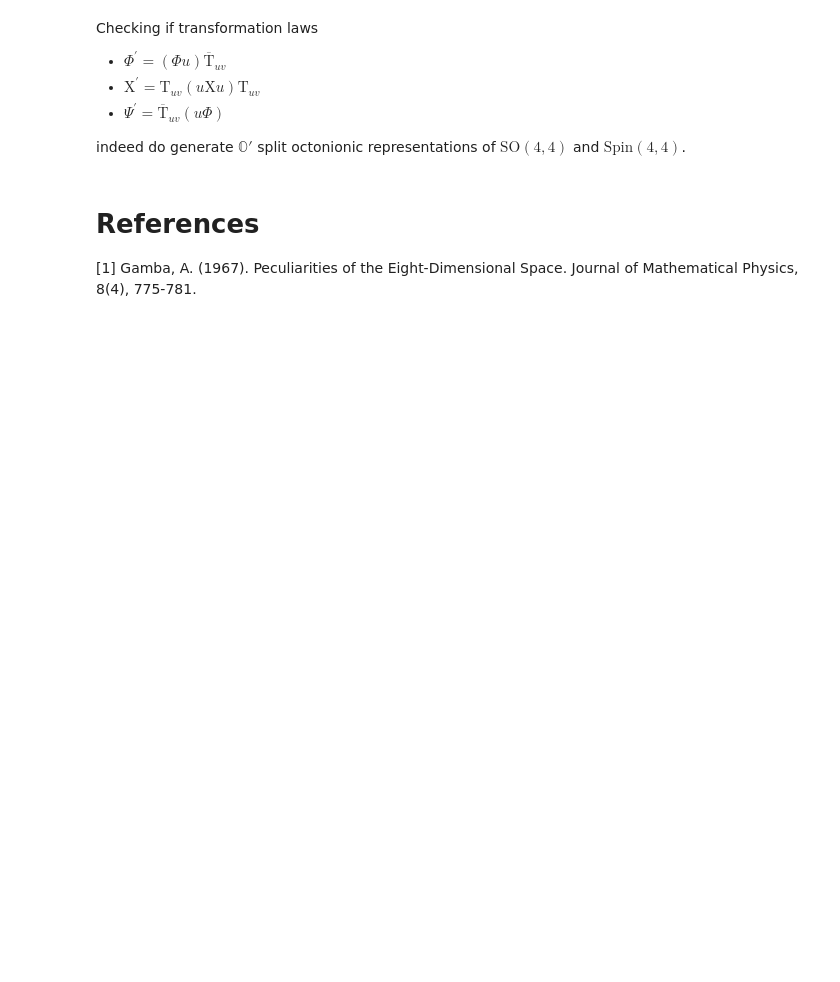
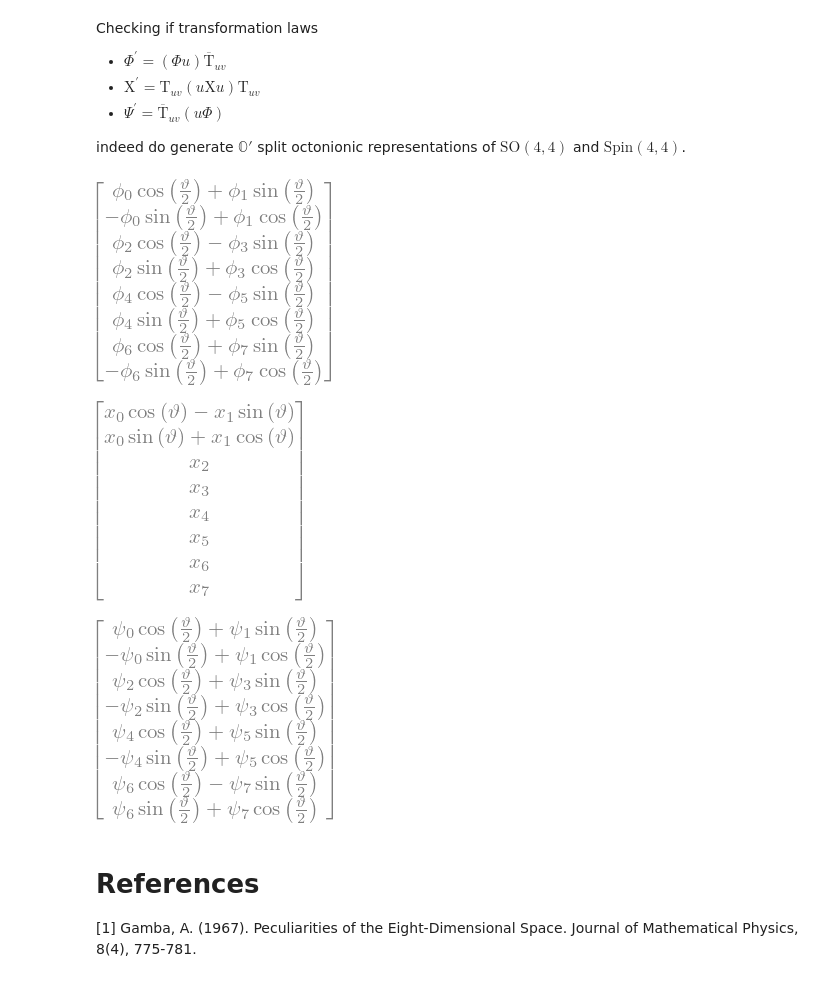
Before and after one commit to EQUINOX24/SplitOct, a Jupyter notebook: src/nb1_spinvec_trilinear_form.ipynb, the cells around one changed output. Drawn from its saved outputs; the diff is of its cells as text; code cells hidden in the pictures; blank space fills up the shorter version.

```diff
--- a/src/nb1_spinvec_trilinear_form.ipynb
+++ b/src/nb1_spinvec_trilinear_form.ipynb
@@ -588,35 +641,39 @@ def _test():
         M = syp.Matrix([
             syp.trigsimp(syp.collect(Omega.real(), x[0])),
             syp.trigsimp(syp.collect(Omega.j1(), x[1])),
             syp.trigsimp(syp.collect(Omega.j2(), x[2])),
             syp.trigsimp(syp.collect(Omega.j3(), x[3])),
             syp.trigsimp(syp.collect(Omega.I(),  x[4])),
             syp.trigsimp(syp.collect(Omega.J1(), x[5])),
             syp.trigsimp(syp.collect(Omega.J2(), x[6])),
             syp.trigsimp(syp.collect(Omega.J3(), x[7]))])
         return M
 
     def T(u, v, angle):
         if u*u.conj() == v*v.conj():
             return u*syp.cos(angle/2) + v*syp.sin(angle/2)
         elif u*u.conj() == -v*v.conj():
             return u*syp.cosh(angle/2) + v*syp.sinh(angle/2)
         else:
             raise ValueError('u and v must be basis units with length 1')
 
     u = o1
     v = j1
     T_uv = T(u, v, θ)
 
     ф_oct_new = (ф_oct*u)*T_uv.conj()
-    X_oct_new = T_uv*(u*X_oct*u)*T_uv
+    x_oct_new = T_uv*(u*x_oct*u)*T_uv
     ψ_oct_new = T_uv.conj()*(u*ψ_oct)
 
     display(oct_as_vec(ф_oct_new))
-    display(oct_as_vec(X_oct_new))
+    display(oct_as_vec(x_oct_new))
     display(oct_as_vec(ψ_oct_new))
 
 _test()
+# %% [output]
+[figure, added]
+[figure, added]
+[figure, added]
 # %% [markdown]
 # References
 [1] Gamba, A. (1967). Peculiarities of the Eight‐Dimensional Space. Journal of Mathematical Physics, 8(4), 775-781.
```
Also changed, not shown: parts of 7 cells of this notebook.
